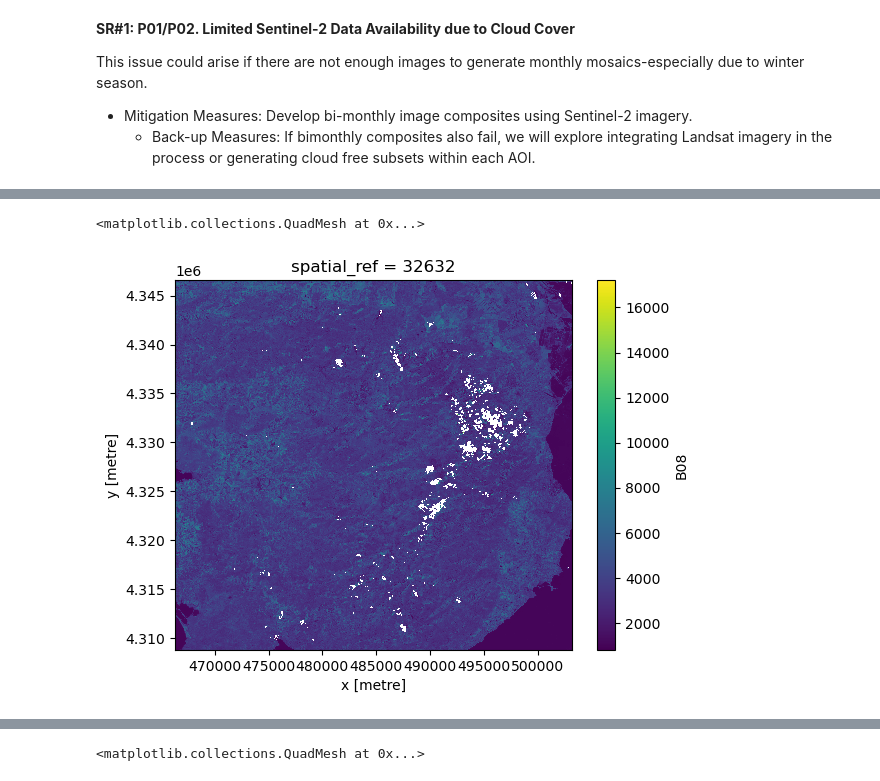
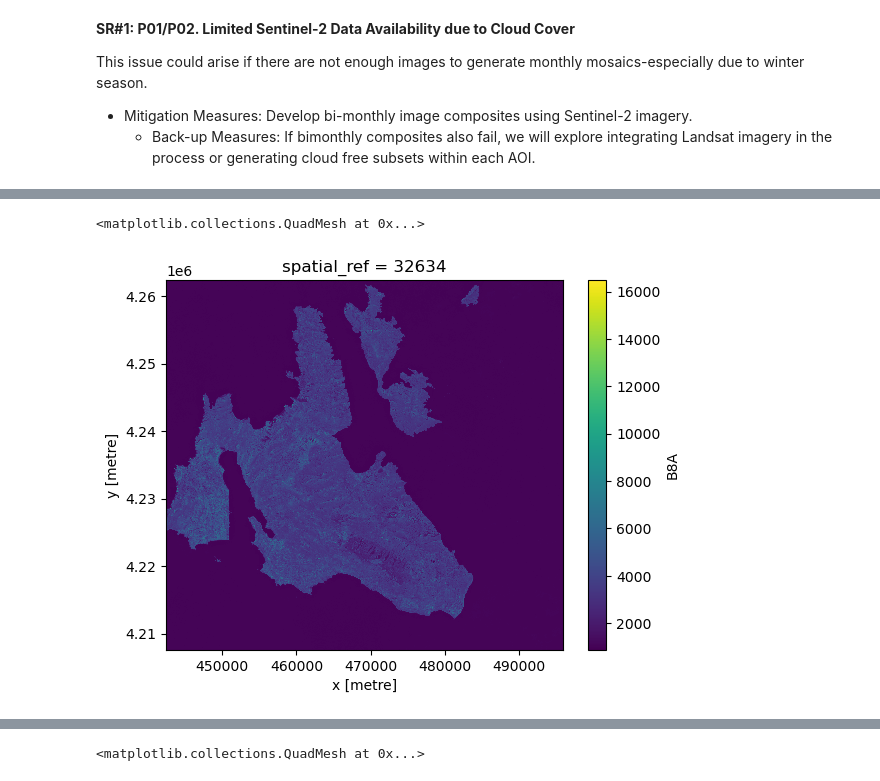
Before and after one commit to fotakide/drought, a Jupyter notebook: notebooks/composite_debug.ipynb, the cells around one changed output, grey strips where cells are left out. Drawn from its saved outputs; the diff is of its cells as text; code cells hidden in the pictures.

```diff
--- a/notebooks/composite_debug.ipynb
+++ b/notebooks/composite_debug.ipynb
@@ -94,0 +93,9 @@ aoi_bbox = BoundingBox.from_xy(
+# %%
+aoi = gpd.read_file('../anciliary/grid_v2.geojson').to_crs('EPSG:4326')
+# Get the bounds of the 9th geometry
+minx, miny, maxx, maxy = aoi.iloc[7].geometry.bounds
+
+aoi_bbox = BoundingBox.from_xy(
+    (minx, maxx),
+    (miny, maxy)
+)
@@ -96,6 +107,3 @@ aoi_bbox = BoundingBox.from_xy(
 aoi_bbox.explore()
 # %% [output]
 [interactive output not drawn]
-# %%
-aoi_bbox = aoi_bbox.buffered(xbuff=0.05, ybuff=0.05)
-aoi_bbox.explore()
@@ -237,9 +230,10 @@ EPSG: 32632
 ds_cube = odc.stac.stac_load(
         items,
         bbox=aoi_bbox,
-        bands=['B01', 'B02', 'B03', 'B04', 'B05', 'B06', 'B07', 'B08', 'B8A', 'B09', 'B11', 'B12', 'SCL'],
+        # bands=['B01', 'B02', 'B03', 'B04', 'B05', 'B06', 'B07', 'B08', 'B8A', 'B09', 'B11', 'B12', 'SCL'],
+        bands=['B02', 'B03', 'B04', 'B8A', 'SCL'],
         chunks=dict(y=1024, x=1024),
-        crs='epsg:32632', # Equi7Grid European EPSG (https://github.com/TUW-GEO/Equi7Grid)
+        crs=f'epsg:{epsgs[0]}', # Equi7Grid European EPSG (https://github.com/TUW-GEO/Equi7Grid)
         resolution=20,
         groupby='time', # if 'time' loads all items, retaining duplicates
         fail_on_error=True,
@@ -282,7 +308,8 @@ Data variables: (12/13)
 invalid_scl_values = [3, 7, 8, 9, 10, 11]
 cloud_binary_mask = ds_cube.SCL.isin(invalid_scl_values)
 
-bands = ['B01', 'B02', 'B03', 'B04', 'B05', 'B06', 'B07', 'B08', 'B8A', 'B09', 'B11', 'B12']
+# bands = ['B01', 'B02', 'B03', 'B04', 'B05', 'B06', 'B07', 'B08', 'B8A', 'B09', 'B11', 'B12']
+bands=['B02', 'B03', 'B04', 'B8A']
 ds_cube_cf = ds_cube[bands].where(~cloud_binary_mask, 0).astype('uint16')
 ds_cube_cf
 # %% [output]
@@ -333,5 +378,5 @@ Data variables:
 # %%
-median_composite.B08.plot()
+median_composite.B8A.plot()
 # %% [output]
 <matplotlib.collections.QuadMesh at 0x...>
-[figure, old version]
+[figure, new version]
```
Also changed, not shown: parts of 18 cells of this notebook, 10 other files.
